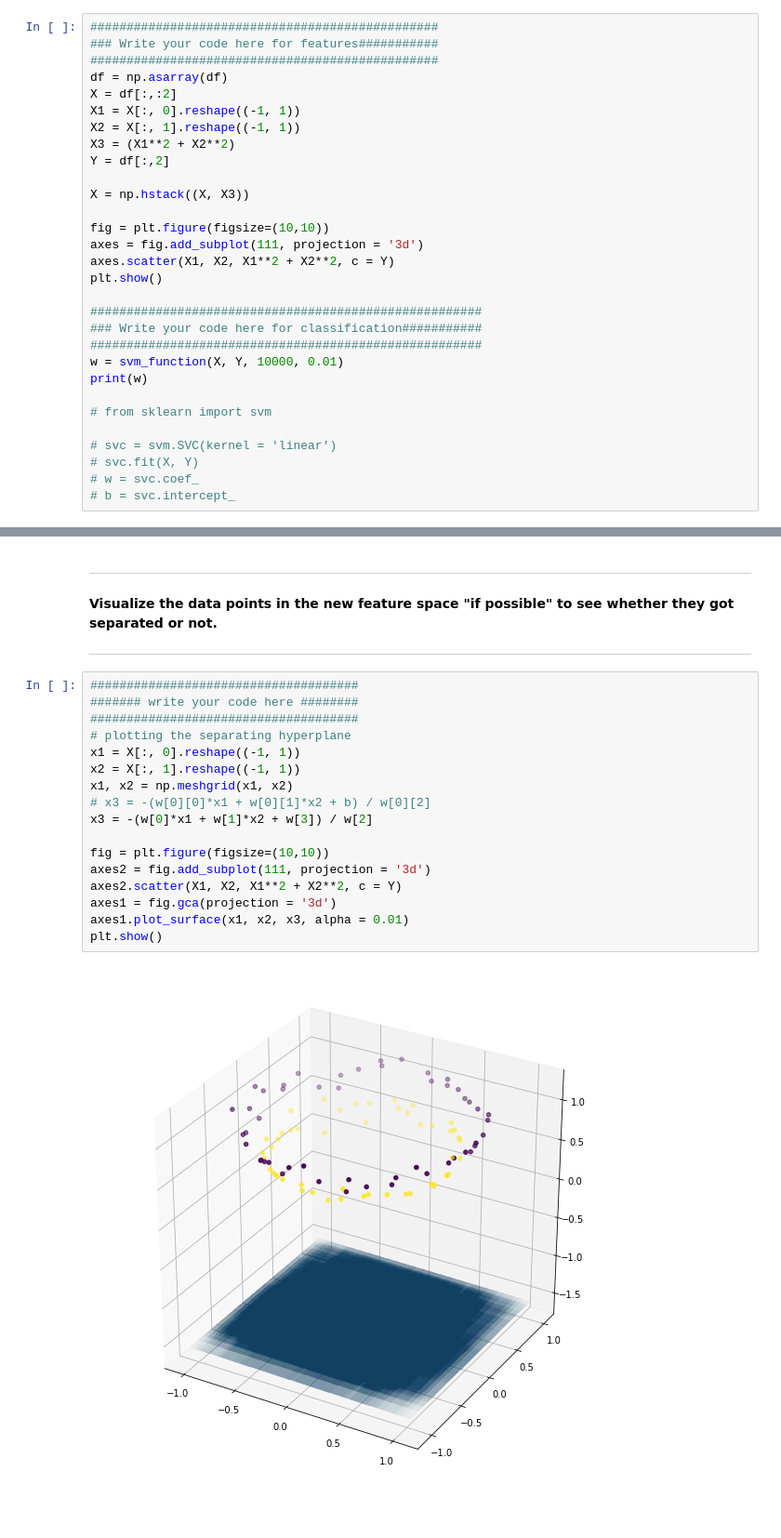
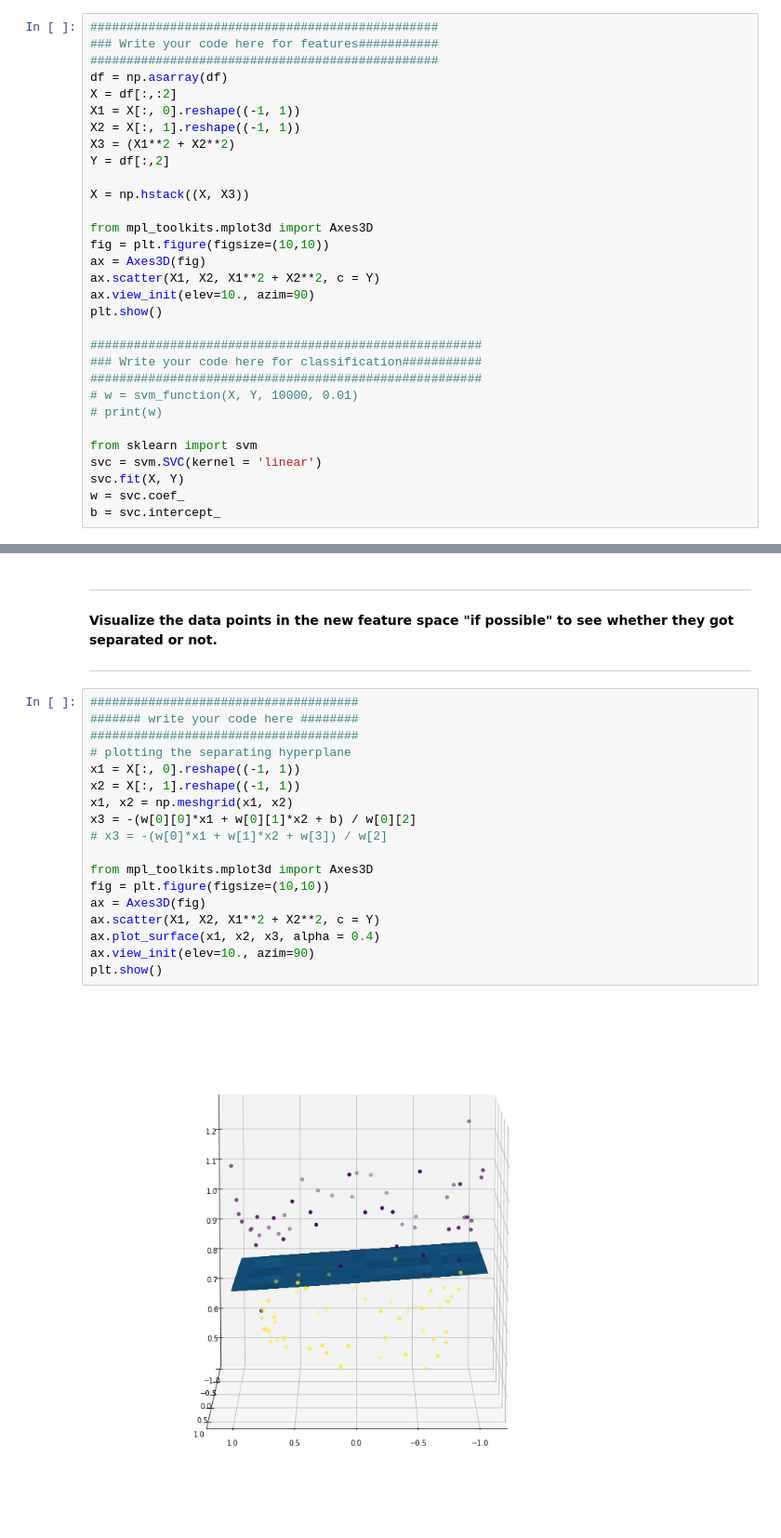
Before and after one commit to harshapriyanka/MachineLearning, a Jupyter notebook: SHALA-2020/Assignments/MachineLearning/L5/SVM_linear_kernelized_Assignment_Sol.ipynb, the cells around one changed output, grey strips where cells are left out. Shown at 93% size. Saved outputs shown, nothing was run; the diff lists cells and outputs as text; blank space fills up the shorter version.

```diff
--- a/SHALA-2020/Assignments/MachineLearning/L5/SVM_linear_kernelized_Assignment_Sol.ipynb
+++ b/SHALA-2020/Assignments/MachineLearning/L5/SVM_linear_kernelized_Assignment_Sol.ipynb
@@ -171,21 +171,22 @@ Y = df[:,2]
 
 X = np.hstack((X, X3))
 
+from mpl_toolkits.mplot3d import Axes3D
 fig = plt.figure(figsize=(10,10))
-axes = fig.add_subplot(111, projection = '3d')
-axes.scatter(X1, X2, X1**2 + X2**2, c = Y)
+ax = Axes3D(fig)
+ax.scatter(X1, X2, X1**2 + X2**2, c = Y)
+ax.view_init(elev=10., azim=90)
 plt.show()
 
 ######################################################
 ### Write your code here for classification###########
 ######################################################
-w = svm_function(X, Y, 10000, 0.01)
-print(w)
+# w = svm_function(X, Y, 10000, 0.01)
+# print(w)
 
-# from sklearn import svm
-
-# svc = svm.SVC(kernel = 'linear')
-# svc.fit(X, Y)
-# w = svc.coef_
-# b = svc.intercept_
+from sklearn import svm
+svc = svm.SVC(kernel = 'linear')
+svc.fit(X, Y)
+w = svc.coef_
+b = svc.intercept_
 # %% [output]
@@ -204,19 +204,20 @@ print(w)
 # %%
 #####################################
 ####### write your code here ########
 #####################################
 # plotting the separating hyperplane
 x1 = X[:, 0].reshape((-1, 1))
 x2 = X[:, 1].reshape((-1, 1))
 x1, x2 = np.meshgrid(x1, x2)
-# x3 = -(w[0][0]*x1 + w[0][1]*x2 + b) / w[0][2]
-x3 = -(w[0]*x1 + w[1]*x2 + w[3]) / w[2]
+x3 = -(w[0][0]*x1 + w[0][1]*x2 + b) / w[0][2]
+# x3 = -(w[0]*x1 + w[1]*x2 + w[3]) / w[2]
 
+from mpl_toolkits.mplot3d import Axes3D
 fig = plt.figure(figsize=(10,10))
-axes2 = fig.add_subplot(111, projection = '3d')
-axes2.scatter(X1, X2, X1**2 + X2**2, c = Y)
-axes1 = fig.gca(projection = '3d')
-axes1.plot_surface(x1, x2, x3, alpha = 0.01)
+ax = Axes3D(fig)
+ax.scatter(X1, X2, X1**2 + X2**2, c = Y)
+ax.plot_surface(x1, x2, x3, alpha = 0.4)
+ax.view_init(elev=10., azim=90)
 plt.show()
 # %% [output]
-[figure, old version]
+[figure, new version]
```
Also changed, not shown: parts of 6 cells of this notebook.
